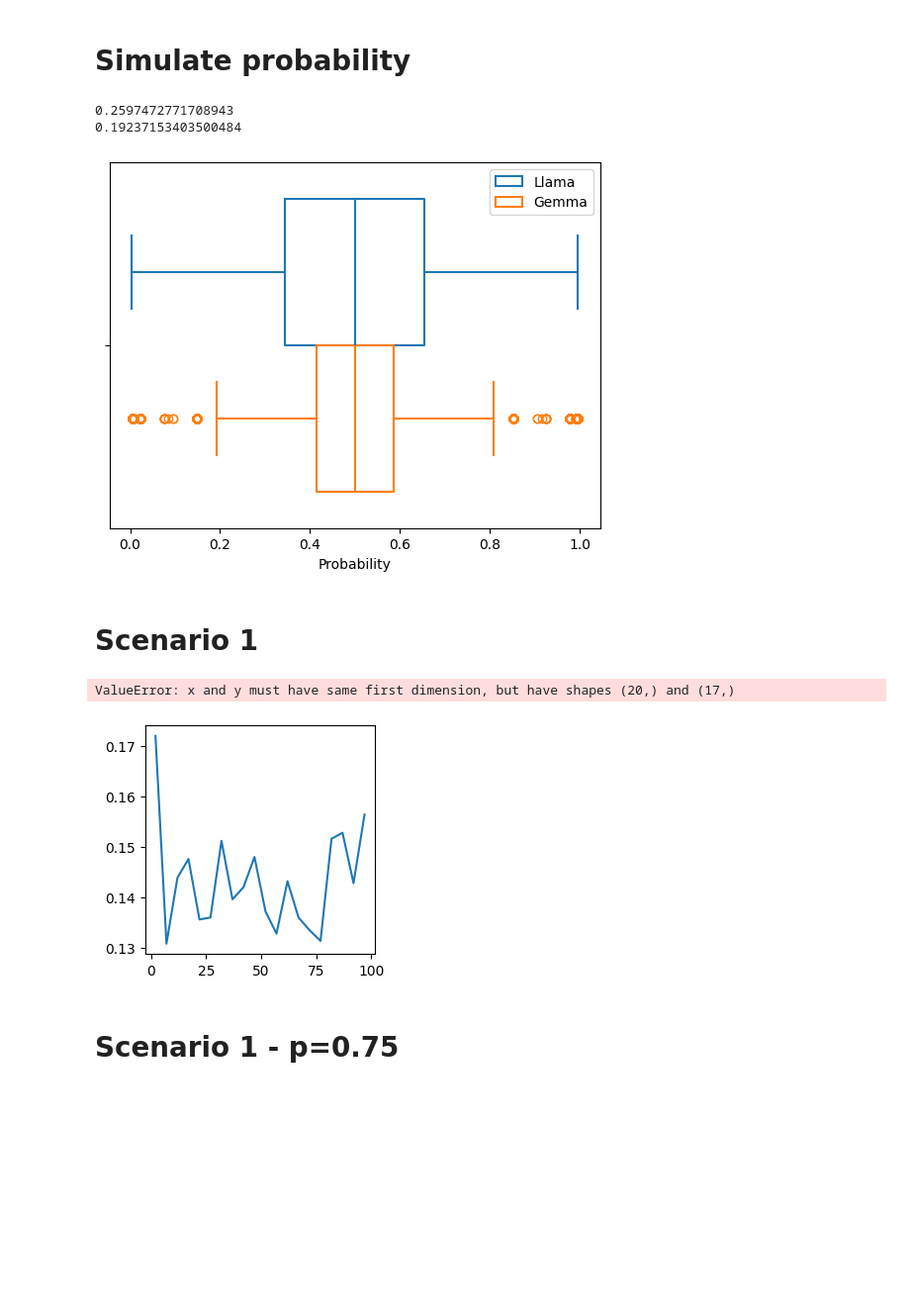
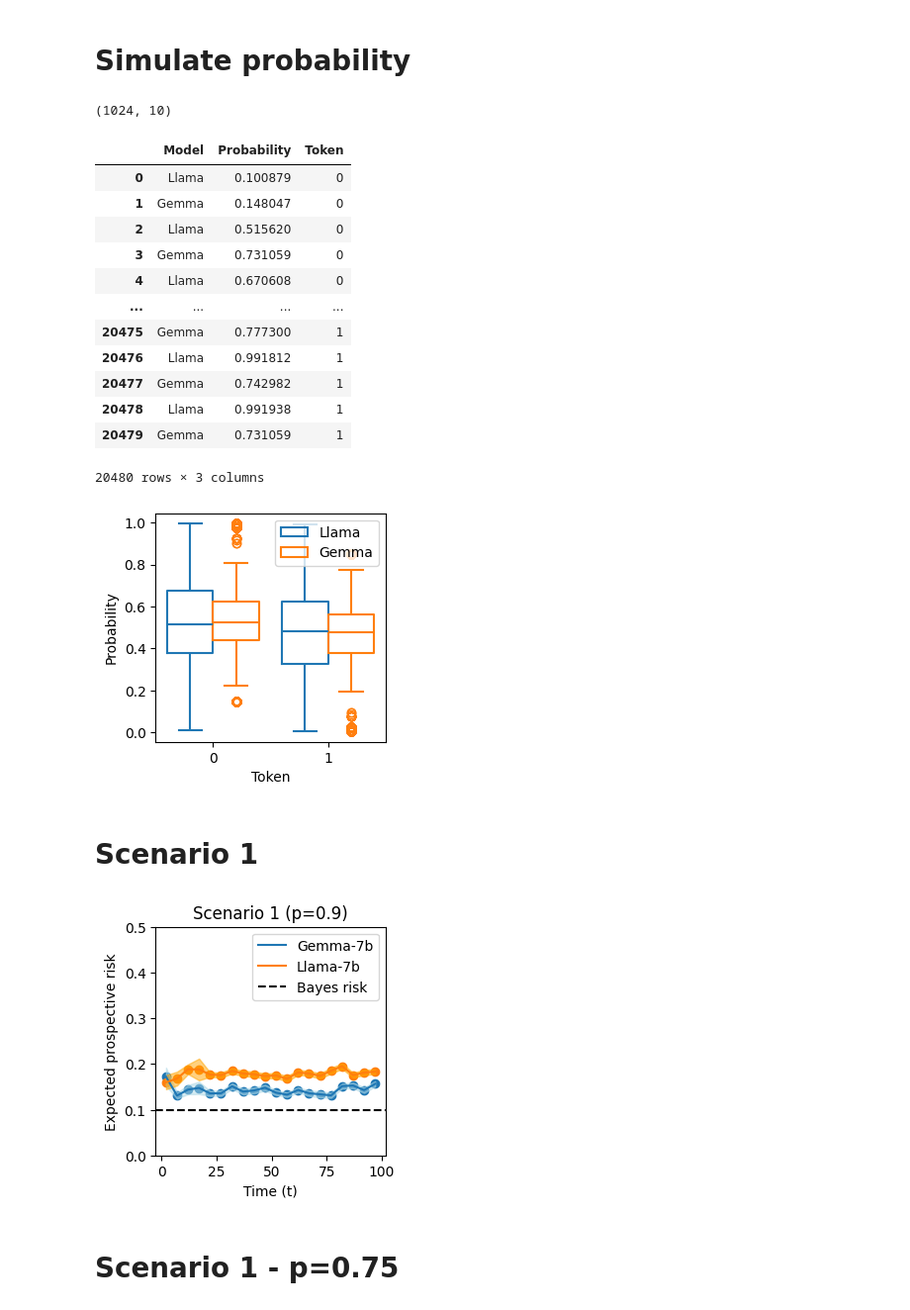
Before and after one commit to YuxinB/ProL, a Jupyter notebook: llm/notebooks/llm_prob.ipynb, the cells around one changed output. Shown at 99% size. Drawn from its saved outputs; the diff is of its cells as text; code cells hidden in the pictures; blank space fills up the shorter version.

```diff
--- a/llm/notebooks/llm_prob.ipynb
+++ b/llm/notebooks/llm_prob.ipynb
@@ -8,27 +8,49 @@ import matplotlib.pyplot as plt
 # %%
 llama = np.exp(np.load("../data/gen_probs_Llama-2-7b-hf.npy"))
 gemma = np.exp(np.load("../data/gen_probs_gemma-7b.npy"))
-# %%
-print(np.std(llama))
-print(np.std(gemma))
-# %% [output]
-0.2597472771708943
-0.19237153403500484
-# %%
-tab = []
-for val in llama.reshape(-1):
-    tab.append((val, "Llama"))
-for val in gemma.reshape(-1):
-    tab.append((val, "Gemma"))
-tab = pd.DataFrame(tab)
-tab.columns = ["Probability", "Model"]
+# %%
+llama.shape
+# %% [output]
+(1024, 10)
+# %%
+prompts = []
+for i in range(1024):
+    s = format(i, '010b')
+    prompts.append(s)
+# %%
+tab = []
+for i in range(len(llama)):
+    for j in range(10):
+        val = prompts[i][j]
+        tab.append((('Llama', llama[i][j], val)))
+        tab.append((('Gemma', gemma[i][j], val)))
+
+tab = pd.DataFrame(tab)
+tab.columns = ["Model", "Probability", "Token"]
+# %%
+tab
+# %% [output]
+|  | Model | Probability | Token |
+| 0 | Llama | 0.100879 | 0 |
+| 1 | Gemma | 0.148047 | 0 |
+| 2 | Llama | 0.515620 | 0 |
+| 3 | Gemma | 0.731059 | 0 |
+| 4 | Llama | 0.670608 | 0 |
+| ... | ... | ... | ... |
+| 20475 | Gemma | 0.777300 | 1 |
+| 20476 | Llama | 0.991812 | 1 |
+| 20477 | Gemma | 0.742982 | 1 |
+| 20478 | Llama | 0.991938 | 1 |
+| 20479 | Gemma | 0.731059 | 1 |
+20480 rows × 3 columns
 # %%
-sns.boxplot(data=tab, x='Probability', hue='Model', fill=False)
+plt.figure(figsize=(3, 3))
+sns.boxplot(data=tab, y='Probability', x="Token", hue='Model', fill=False)
 plt.legend(loc='upper right')
 plt.savefig("../figures/prob_75.pdf", bbox_inches="tight")
 plt.show()
 # %% [output]
-[figure, old version]
+[figure, new version]
 # %% [markdown]
 # Scenario 1
 # %%
@@ -50,23 +72,22 @@ plt.axhline(y=0.1, color='black', linestyle='--')
 plt.scatter(perf[:, 0], perf[:, 1])
 plt.scatter(perf[:, 0], llama_s1.mean(1)[:, 1])
 
-plt.fill_between(perf[:, 0], mean - std, mean + std, alpha=0.5)
-plt.fill_between(perf[:, 0], mean_l - std_l, mean_l + std_l, alpha=0.5)
+plt.fill_between(perf[:, 0], mean - std, mean + std, alpha=0.5, color='lightblue')
+plt.fill_between(perf[:, 0], mean_l - std_l, mean_l + std_l, alpha=0.5, color='orange')
 
 
-plt.ylim([0, 0.7])
+plt.ylim([0, 0.5])
 
 plt.title("Scenario 1 (p=0.9)")
 plt.xlabel("Time (t)")
 plt.ylabel("Expected prospective risk")
 plt.legend(["Gemma-7b", "Llama-7b", 'Bayes risk'])
 
-#plt.savefig("../figures/scenario1_p90.pdf", bbox_inches="tight")
+plt.savefig("../figures/scenario1_p90.pdf", bbox_inches="tight")
 
 plt.show()
 # %% [output]
-ValueError: x and y must have same first dimension, but have shapes (20,) and (17,)
-[figure, old version]
+[figure, new version]
 # %% [markdown]
 # Scenario 1 - p=0.75
 # %%
```
Also changed, not shown: parts of 7 cells of this notebook, 11 other files.
